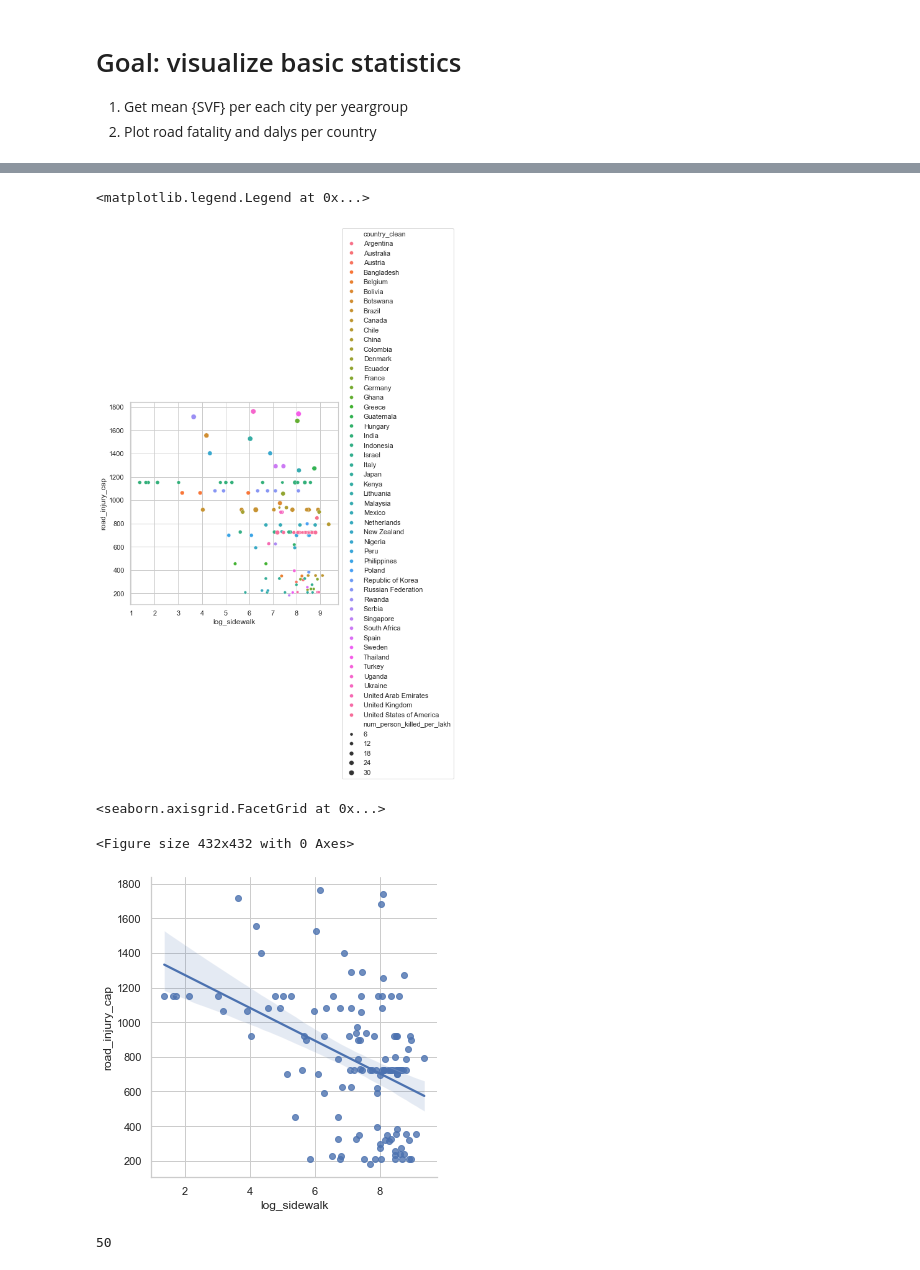
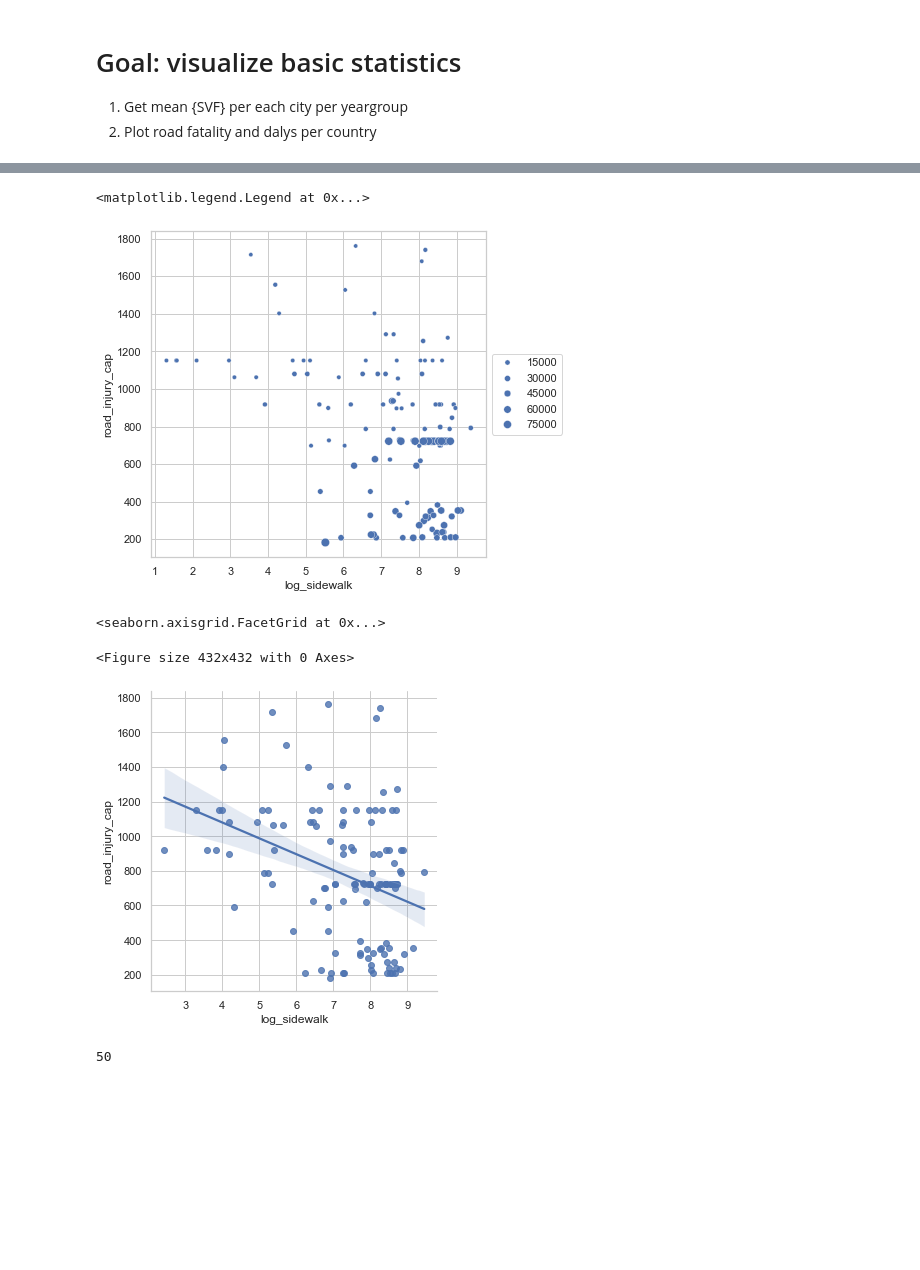
Before and after one commit to brookefzy/uvi-time-machine, a Jupyter notebook: _script/d-experiment/00_descriptive.ipynb, the cells around one changed output, grey strips where cells are left out. Saved outputs shown, nothing was run; the diff lists cells and outputs as text; code cells hidden in the pictures; blank space fills up the shorter version.

```diff
--- a/_script/d-experiment/00_descriptive.ipynb
+++ b/_script/d-experiment/00_descriptive.ipynb
@@ -18,6 +18,5 @@ y = ['diabetes_mellitus_cap', 'mental_and_substance_use_disorders_cap',
 crossdf = pd.read_csv(os.path.join(CURATED_FOLDER, FILENAME_CROSS))
 
 # set up conditions
-condition = (crossdf['person_count']>0)&(crossdf['road']>0)&(crossdf['res']==6)
+condition = (crossdf['person_count']>0)&(crossdf['road']>0)&(crossdf['res']==9)
 crossdf_city = crossdf[condition].groupby(['country_clean', 'city_lower']).mean().reset_index()
-crossdf_city
@@ -43,18 +27,26 @@ crossdf_country = crossdf_country[y+['country_clean']].sort_values(by='road_inju
+# %%
+# temporary merge the gdp
+CURATED_FOLDER = "D:/Dropbox (Personal)/Personal Work/_Projects2023/01_city-never-was/_data/_curated/c_city_profiles"
+gdp = pd.read_csv(os.path.join(CURATED_FOLDER, "c_city_gdp.csv"))
+gdp["city_lower"] = gdp["City"].apply(lambda x: x.lower().replace(" ", ""))
+crossdf_city_merge = crossdf_city.merge(gdp, on=['city_lower','country_clean'],
+                                        how='inner')
 # %%
 import seaborn as sns
 import matplotlib.pyplot as plt
 sns.set_theme(style="whitegrid")
 plt.figure(figsize=(6, 6))
-sns.scatterplot(data=crossdf_city,
+sns.scatterplot(data=crossdf_city_merge,
                 x='log_sidewalk',
                 y='road_injury_cap',
-                size = 'num_person_killed_per_lakh',
-                hue='country_clean')
+                size = 'gdp_per_cap_country_2022',
+                # hue='country_clean'
+                )
 # take legend out
 plt.legend(loc='center left', bbox_to_anchor=(1, 0.5), ncol=1)
 # %% [output]
 <matplotlib.legend.Legend at 0x...>
-[figure, old version]
+[figure, new version]
 # %%
 
 sns.set_theme(style="whitegrid")
@@ -66,7 +58,7 @@ sns.lmplot(data=crossdf_city,
 # %% [output]
 <seaborn.axisgrid.FacetGrid at 0x...>
 <Figure size 432x432 with 0 Axes>
-[figure, old version]
+[figure, new version]
 # %%
 crossdf['country_clean'].nunique()
 # %% [output]
```
Also changed, not shown: parts of 19 cells of this notebook, 1 other file.
